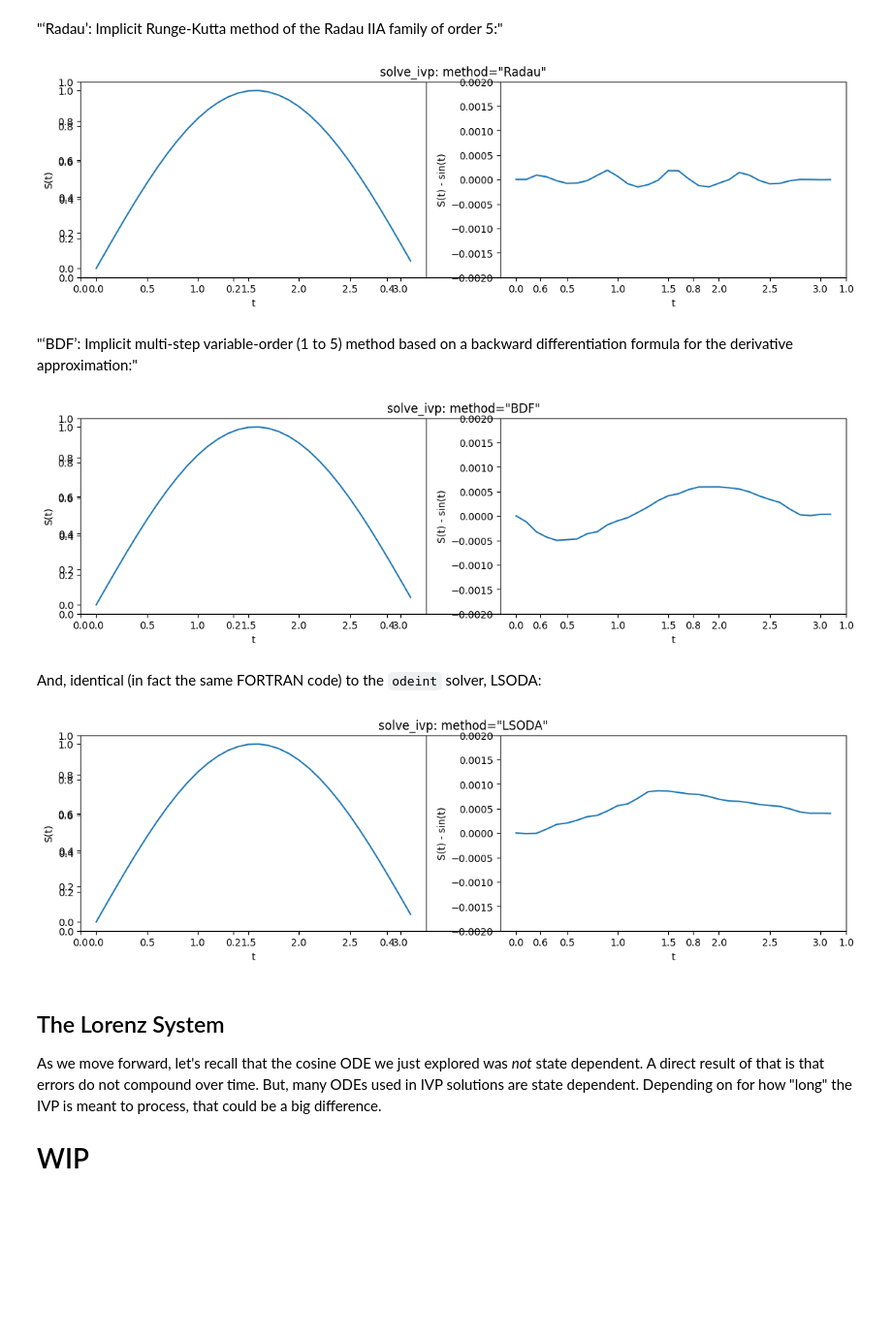
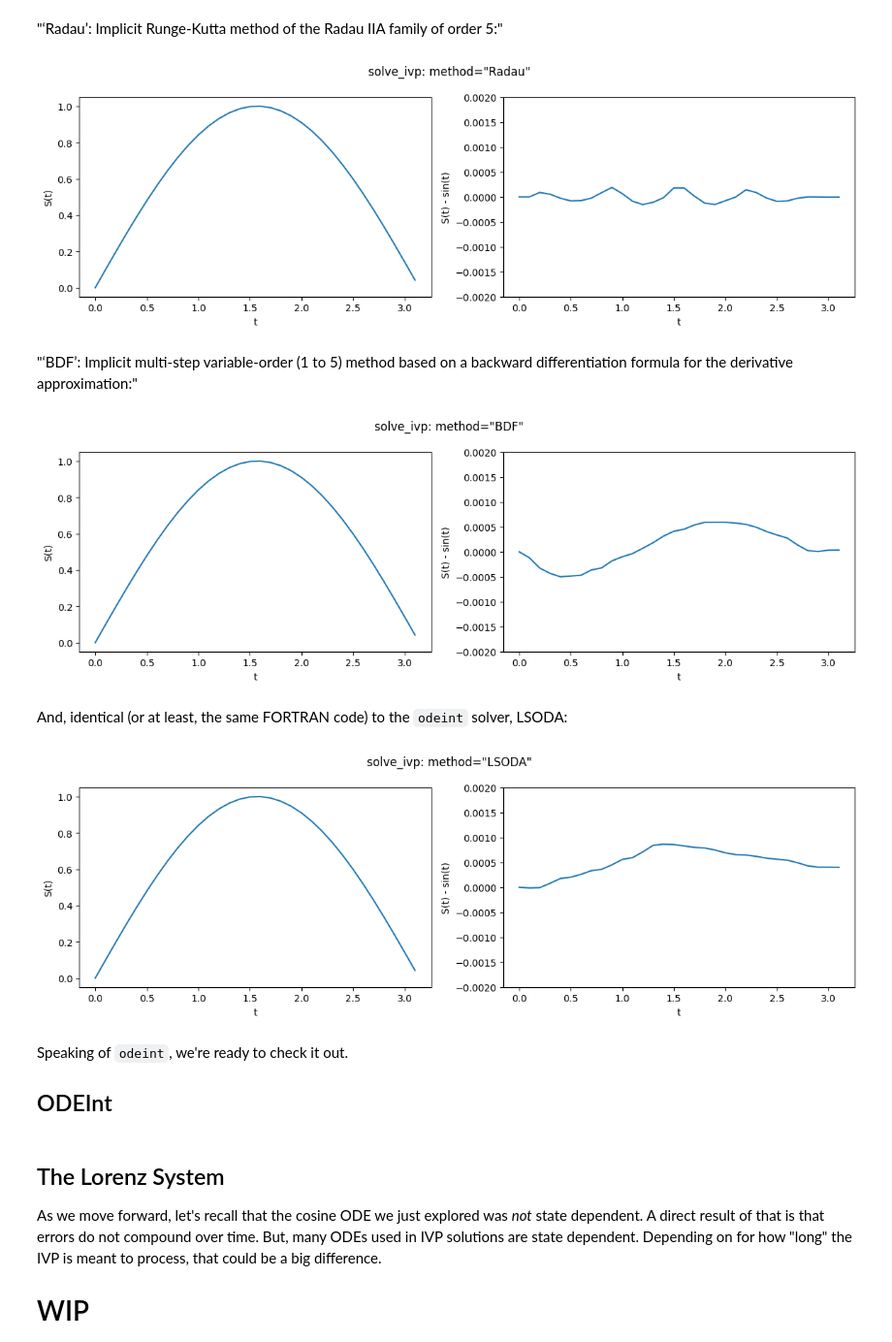
Before and after one commit to peterdresslar/scipy-differential, a Jupyter notebook: ScipyDifferential.ipynb, the cells around one changed output. Shown: that part at 97% size. Cells and saved outputs as stored; diff of their text form; code cells hidden in the pictures; blank space fills up the shorter version.

```diff
--- a/ScipyDifferential.ipynb
+++ b/ScipyDifferential.ipynb
@@ -111,28 +111,28 @@ plt.show()
 # %%
 solution_radau = solve_ivp(cos_func, [0, np.pi], [0], method='Radau', t_eval=t_eval)
 
 plt.figure(figsize = (12, 4))
-plt.title('solve_ivp: method="Radau"')
+plt.suptitle('solve_ivp: method="Radau"')
 plt.subplot(121)
 plt.plot(solution_radau.t, solution_radau.y[0])
 plt.xlabel('t')
 plt.ylabel('S(t)')
 plt.subplot(122)
 plt.plot(solution_radau.t, solution_radau.y[0] - np.sin(solution_radau.t))
 plt.xlabel('t')
 plt.ylabel('S(t) - sin(t)')
 plt.ylim(-0.002, 0.002)
 plt.tight_layout()
 plt.show()
 # %% [output]
-[figure, old version]
+[figure, new version]
 # %% [markdown]
 "‘BDF’: Implicit multi-step variable-order (1 to 5) method based on a backward differentiation formula for the derivative approximation:"
 # %%
 solution_bdf = solve_ivp(cos_func, [0, np.pi], [0], method='BDF', t_eval=t_eval)
 
 plt.figure(figsize = (12, 4))
-plt.title('solve_ivp: method="BDF"')
+plt.suptitle('solve_ivp: method="BDF"')
 plt.subplot(121)
 plt.plot(solution_bdf.t, solution_bdf.y[0])
 plt.xlabel('t')
@@ -145,14 +145,14 @@ plt.ylim(-0.002, 0.002)
 plt.tight_layout()
 plt.show()
 # %% [output]
-[figure, old version]
+[figure, new version]
 # %% [markdown]
-And, identical (in fact the same FORTRAN code) to the `odeint` solver, LSODA:
+And, identical (or at least, the same FORTRAN code) to the `odeint` solver, LSODA:
 # %%
 solution_lsoda = solve_ivp(cos_func, [0, np.pi], [0], method='LSODA', t_eval=t_eval)
 
 plt.figure(figsize = (12, 4))
-plt.title('solve_ivp: method="LSODA"')
+plt.suptitle('solve_ivp: method="LSODA"')
 plt.subplot(121)
 plt.plot(solution_lsoda.t, solution_lsoda.y[0])
 plt.xlabel('t')
@@ -165,7 +165,11 @@ plt.ylim(-0.002, 0.002)
 plt.tight_layout()
 plt.show()
 # %% [output]
-[figure, old version]
+[figure, new version]
+# %% [markdown]
+Speaking of `odeint`, we're ready to check it out.
+
+## ODEInt
 # %% [markdown]
 ## The Lorenz System
 
```
Also changed, not shown: parts of 3 cells of this notebook.
